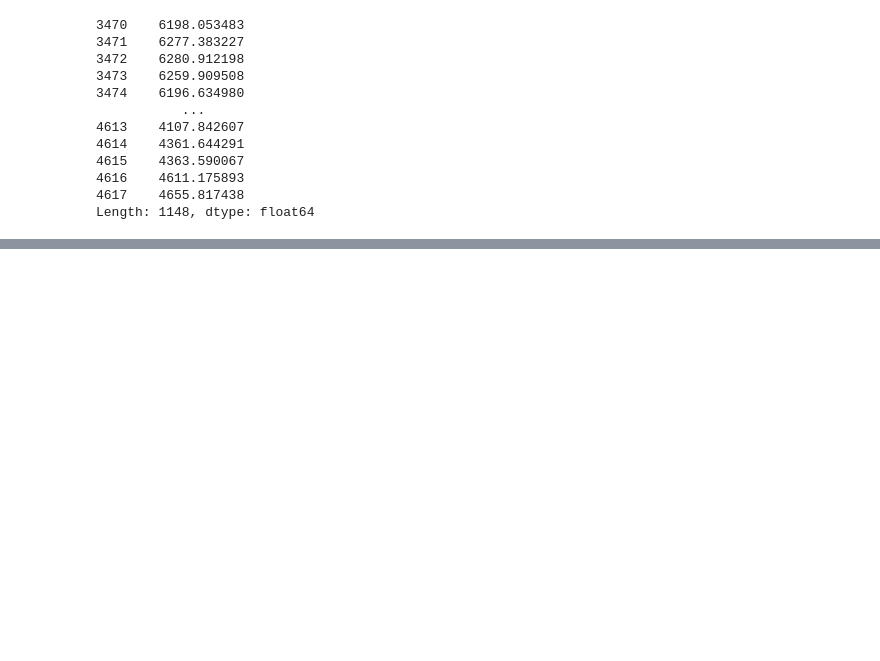
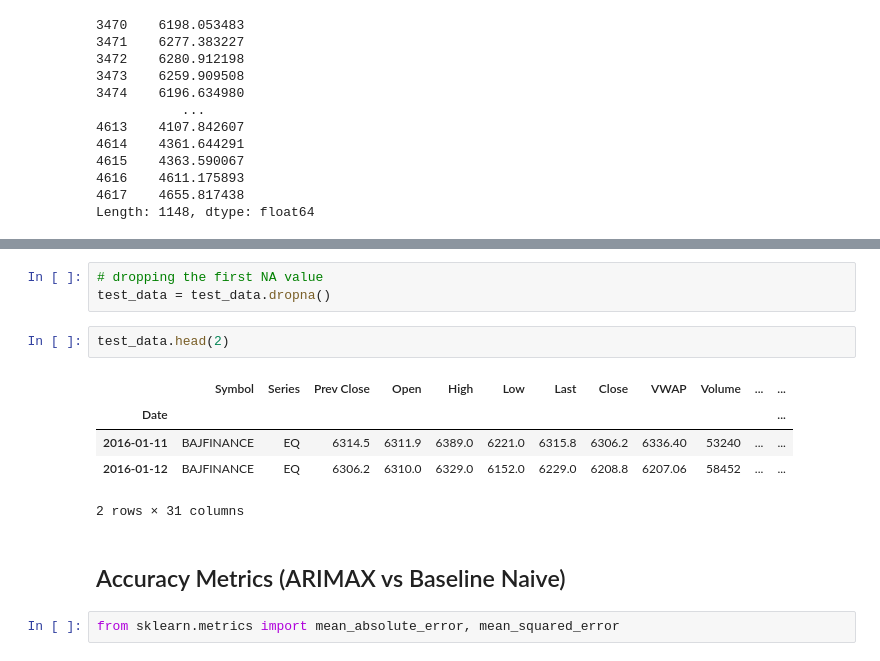
Before and after one commit to suyogshresthaa/Stock-Price-Prediction, a Jupyter notebook: ml_prediction.ipynb, the cells around one changed output, grey strips where cells are left out. Drawn from its saved outputs; the diff is of its cells as text; blank space fills up the shorter version.

```diff
--- a/ml_prediction.ipynb
+++ b/ml_prediction.ipynb
@@ -315,0 +343,15 @@ Name: Forecast, Length: 1148, dtype: float64
+# %%
+# dropping the first NA value
+test_data = test_data.dropna()
+# %%
+test_data.head(2)
+# %% [output]
+|  | Symbol | Series | Prev Close | Open | High | Low | Last | Close | VWAP | Volume | ... | ... |
+| Date |  |  |  |  |  |  |  |  |  |  |  | ... |
+| 2016-01-11 | BAJFINANCE | EQ | 6314.5 | 6311.9 | 6389.0 | 6221.0 | 6315.8 | 6306.2 | 6336.40 | 53240 | ... | ... |
+| 2016-01-12 | BAJFINANCE | EQ | 6306.2 | 6310.0 | 6329.0 | 6152.0 | 6229.0 | 6208.8 | 6207.06 | 58452 | ... | ... |
+2 rows × 31 columns
+# %% [markdown]
+## Accuracy Metrics (ARIMAX vs Baseline Naive)
+# %%
+from sklearn.metrics import mean_absolute_error, mean_squared_error
```
Also changed, not shown: parts of 14 cells of this notebook.
